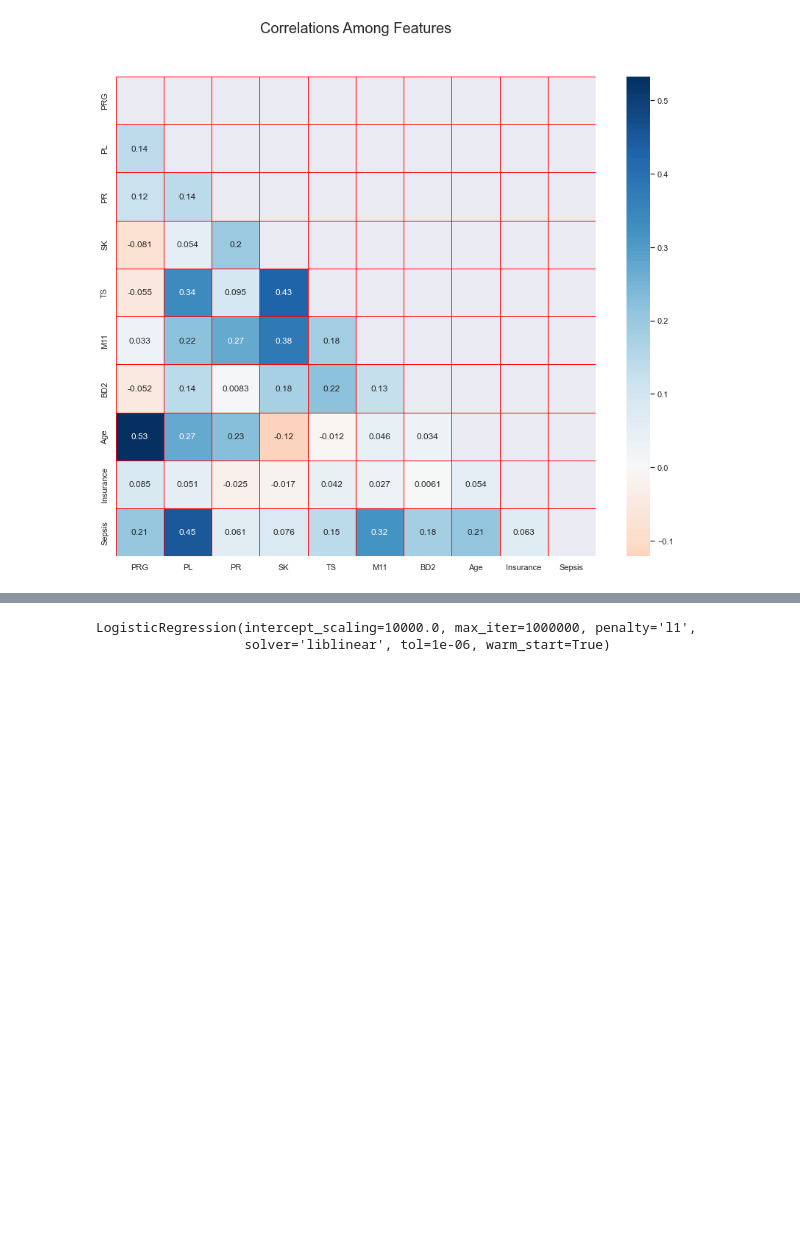
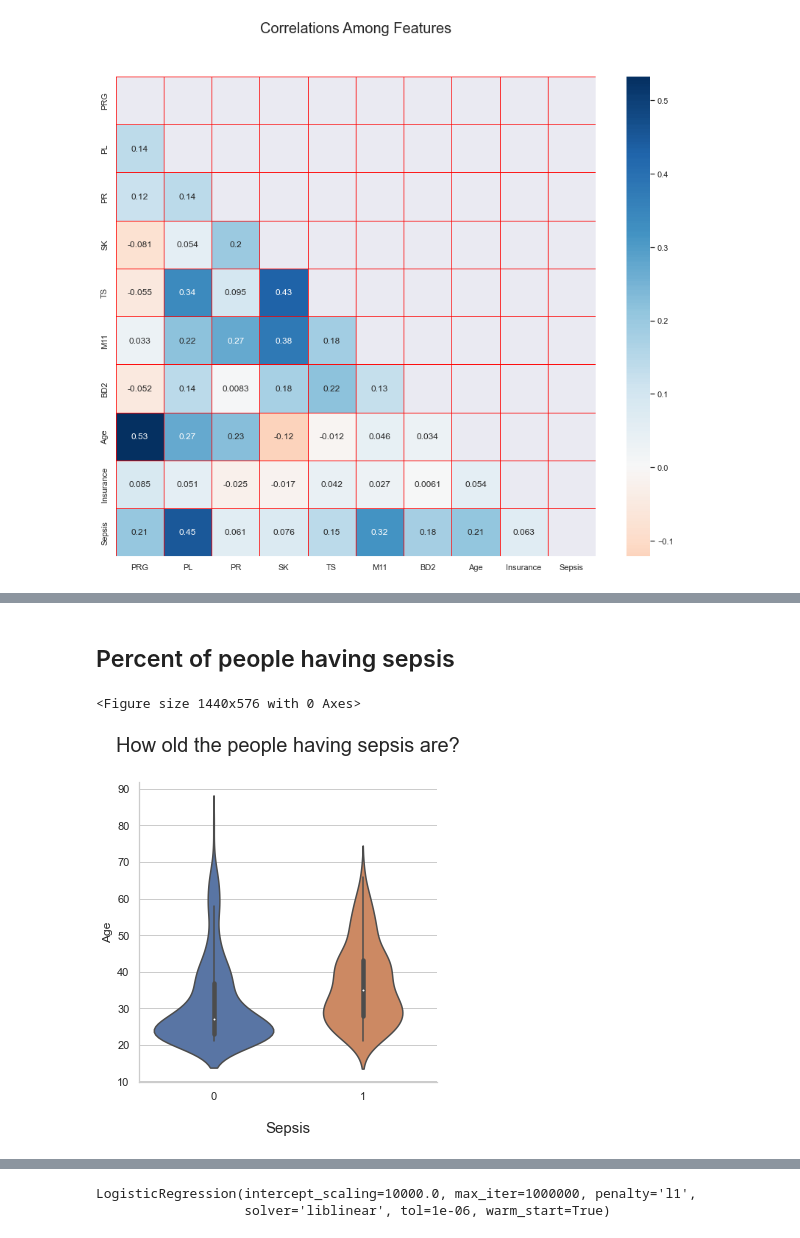
Before and after one commit to tuananh131001/Machine-Learning-Assigment1, a Jupyter notebook: Assignment_1.ipynb, the cells around one changed output, grey strips where cells are left out. Drawn from its saved outputs; the diff is of its cells as text; code cells hidden in the pictures; blank space fills up the shorter version.

```diff
--- a/Assignment_1.ipynb
+++ b/Assignment_1.ipynb
@@ -161,5 +144,0 @@ plt.show()
-# %%
-sns.set_theme(style="ticks", palette="pastel")
-# Draw a nested boxplot to show bills by day and time
-#  ["PRG","PL","PR","SK","TS","M11","BD2","Age"]
-sns.boxplot(x=y, y=X["PL"] )
@@ -169,5 +144,0 @@ sns.boxplot(x=y, y=X["PL"] )
-# %%
-sns.set_theme(style="ticks", palette="pastel")
-# Draw a nested boxplot to show bills by day and time
-#  ["PRG","PL","PR","SK","TS","M11","BD2","Age"]
-sns.boxplot(x=y, y=X["M11"] )
@@ -183,0 +207,4 @@ sns.boxplot(x=y, y=X["PL"] )
+# %%
+# Filter m11 using groupby
+train.loc[(train["M11"] == 0), 'M11'] = np.nan
+train['M11'] = train.groupby('Age')['M11'].apply(lambda x: x.fillna(x.median()))
@@ -183,0 +213,4 @@ sns.boxplot(x=y, y=X["PL"] )
+# %%
+# Filter pl using groupby
+train.loc[(train["PL"] == 0), 'PL'] = np.nan
+train['PL'] = train.groupby('Age')['PL'].apply(lambda x: x.fillna(x.median()))
@@ -183,0 +226,13 @@ sns.boxplot(x=y, y=X["PL"] )
+# %% [markdown]
+## Percent of people having sepsis
+# %%
+fig = plt.figure(figsize=(20,8))
+sns.set(style="whitegrid")
+sns.catplot(x='Sepsis', y='Age',
+            kind="violin", data=train)
+plt.title('How old the people having sepsis are?', fontsize = 20, pad = 30)
+plt.ylabel("Age")
+plt.xlabel("Sepsis", fontsize = 15, labelpad = 20);
+# %% [output]
+<Figure size 1440x576 with 0 Axes>
+[figure, added]
```
Also changed, not shown: parts of 46 cells of this notebook.
